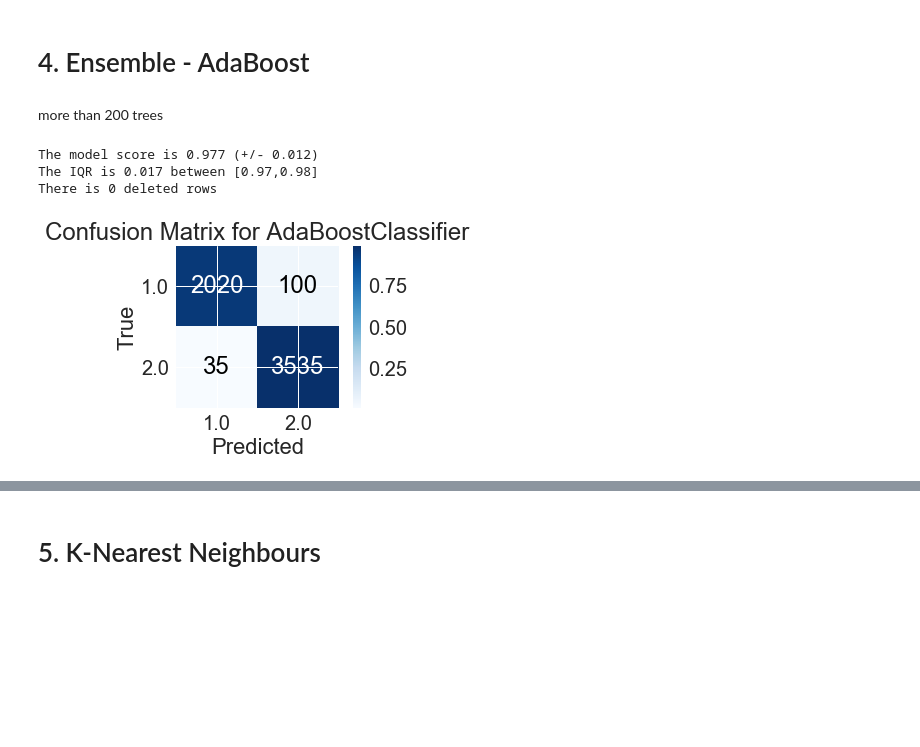
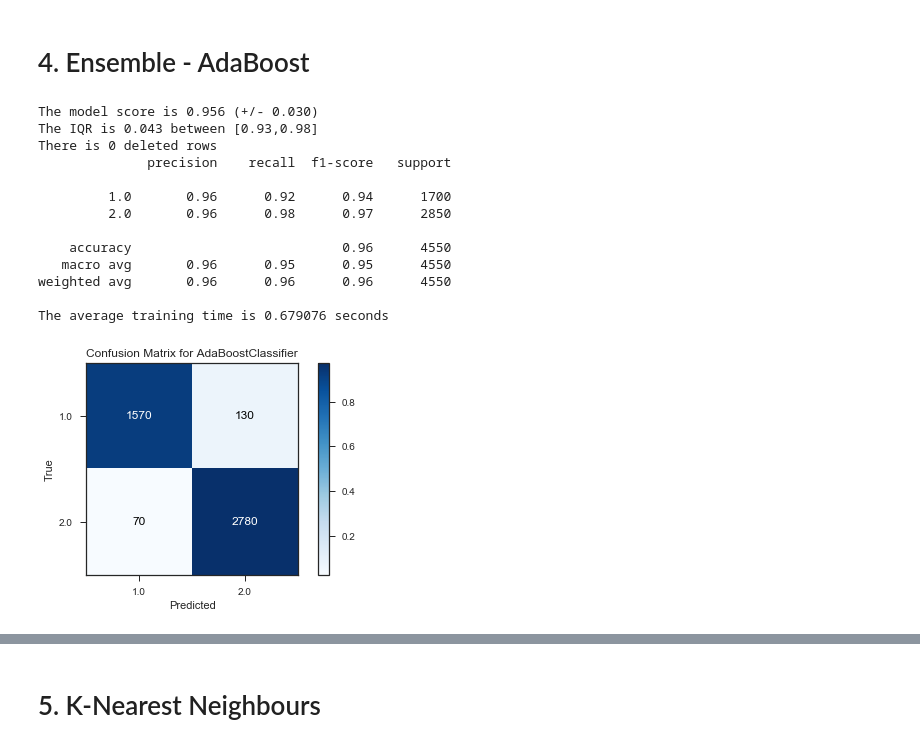
Before and after one commit to mohammeddonia/StatLearn-Comparison, a Jupyter notebook: Binary_01_Cancer Diagnostics.ipynb, the cells around one changed output, grey strips where cells are left out. Saved outputs shown, nothing was run; the diff lists cells and outputs as text; code cells hidden in the pictures; blank space fills up the shorter version.

```diff
--- a/Binary_01_Cancer Diagnostics.ipynb
+++ b/Binary_01_Cancer Diagnostics.ipynb
@@ -282,11 +304,21 @@ The average training time is 0.684569 seconds
 # %% [markdown]
 # 4. Ensemble - AdaBoost
-# %% [markdown]
-more than 200 trees
 # %%
-conf_Ada, test_scores_Ada = classify(df.drop('y',axis=1), df['y'],classifiers['AdaBoost'](n_estimators=100))
+val_conf_Ada, val_scores_Ada, val_time_Ada = classify(df.drop('y',axis=1), df['y'],
+                                                      classifiers['AdaBoost'](n_estimators=200))
+print('The average training time is %0.6f seconds'%val_time_Ada.mean())
 # %% [output]
-The model score is 0.977 (+/- 0.012)
-The IQR is 0.017 between [0.97,0.98]
+The model score is 0.956 (+/- 0.030)
+The IQR is 0.043 between [0.93,0.98]
 There is 0 deleted rows
+              precision    recall  f1-score   support
+
+         1.0       0.96      0.92      0.94      1700
+         2.0       0.96      0.98      0.97      2850
+
+    accuracy                           0.96      4550
+   macro avg       0.96      0.95      0.95      4550
+weighted avg       0.96      0.96      0.96      4550
+
+The average training time is 0.679076 seconds
-[figure, old version]
+[figure, new version]
```
Also changed, not shown: parts of 32 cells of this notebook, 6 other files.
